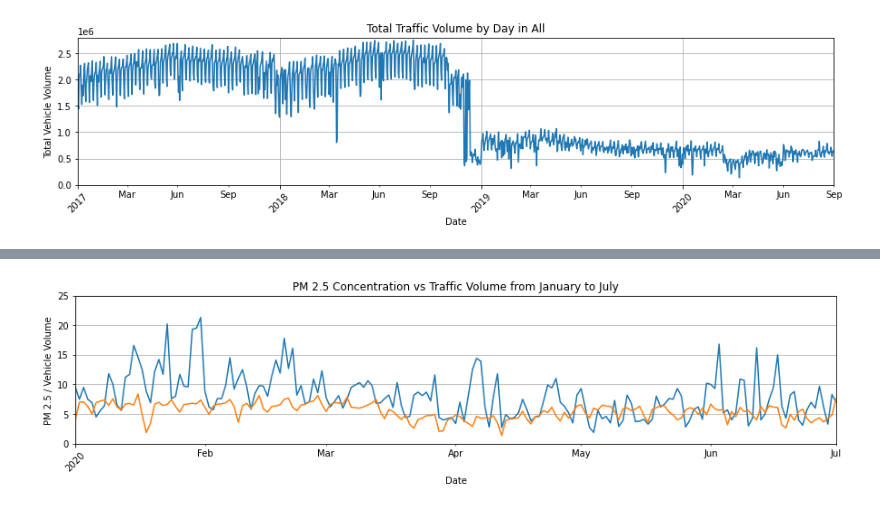
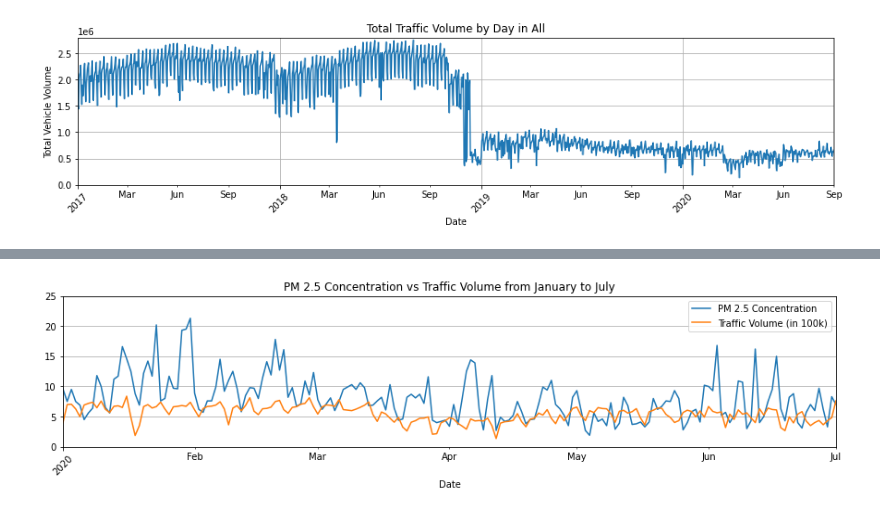
Before and after one commit to gonzaloreusch/Air-Quality, a Jupyter notebook: DataFrames/traffic.ipynb, the cells around one changed output, grey strips where cells are left out. Saved outputs shown, nothing was run; the diff lists cells and outputs as text; code cells hidden in the pictures.

```diff
--- a/DataFrames/traffic.ipynb
+++ b/DataFrames/traffic.ipynb
@@ -128,32 +130,32 @@ aqi_traffic.head()
 # %%
 x = aqi_traffic['Date']
 y = aqi_traffic['PM2.5']
 y2 = aqi_traffic['Daily Traffic Volume']
 
 # graph date ticks
 plt.figure(figsize=(15,3))
 ax = plt.gca()
 dates = x
 dates = [datetime.strptime(d, "%Y-%m-%d") for d in dates]
-plt.plot(dates, y)
-plt.plot(dates, (y2/100000))
+plt.plot(dates, y, label='PM 2.5 Concentration')
+plt.plot(dates, (y2/100000), label='Traffic Volume (in 100k)')
 ax.set_xlim([dates[0], dates[-1]])
 
 ax.xaxis.set_major_locator(mdates.YearLocator())
 ax.xaxis.set_major_formatter(mdates.DateFormatter('%Y'))
 ax.xaxis.set_minor_locator(mdates.MonthLocator())
 ax.xaxis.set_minor_formatter(mdates.DateFormatter('%b'))
 
 # graph formatting
 plt.title(f'PM 2.5 Concentration vs Traffic Volume from January to July')
 ax.grid(axis='both')
 plt.xlim(pd.Timestamp('2020-1-1'), pd.Timestamp('2020-7-1'))
 plt.ylim(0,25)
 plt.xticks(rotation=45)
 plt.xlabel('Date')
-plt.ylabel('PM 2.5 / Vehicle Volume')
+ax.legend()
 
 plt.savefig('../Images/AQI-v-Traffic-2020.jpg')
 plt.show()
 # %% [output]
-[figure, old version]
+[figure, new version]
```
Also changed, not shown: parts of 3 cells of this notebook, 16 other files.
